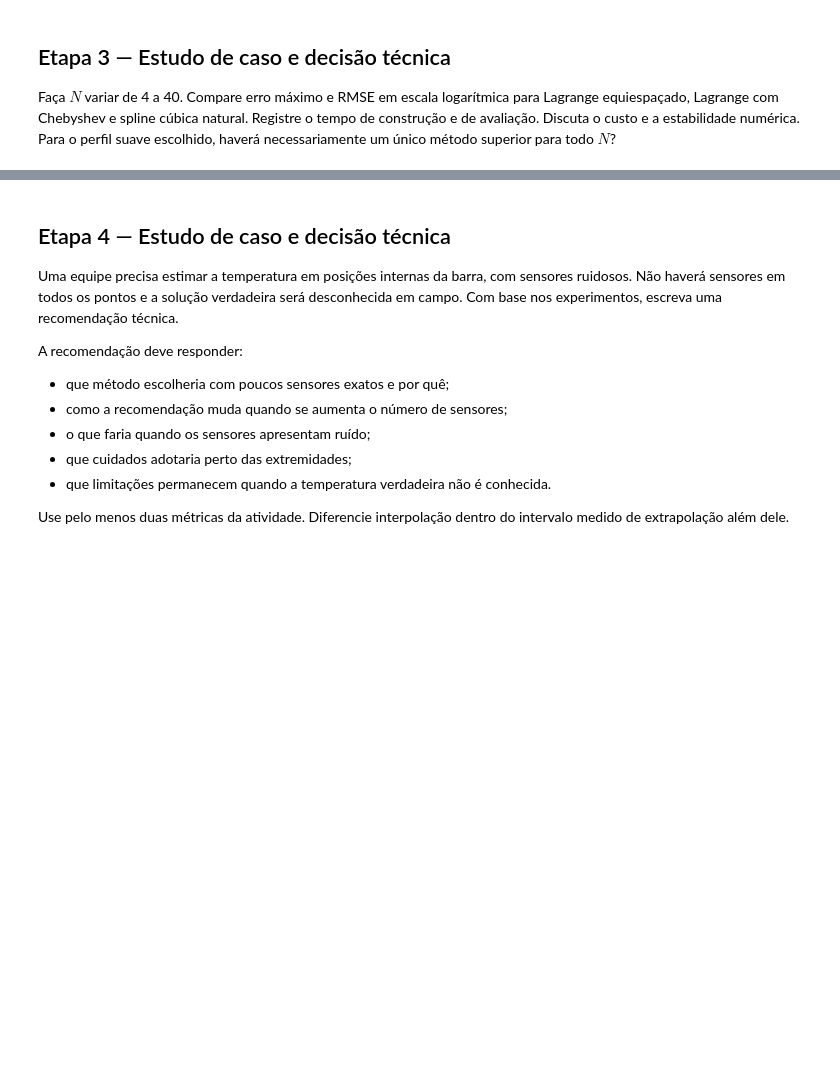
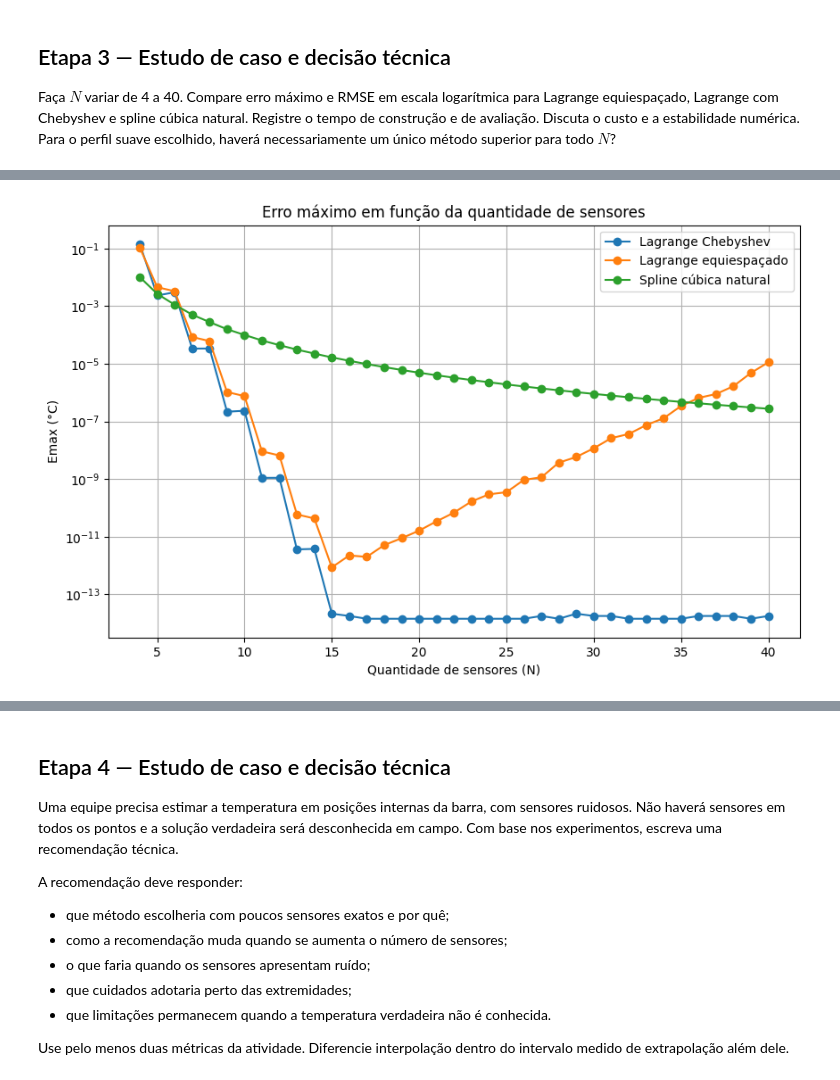
Before and after one commit to oguilherme-barreto/Calculo_Numerico, a Jupyter notebook: Tarefa_Interpolacao_Erros.ipynb, the cells around one changed output, grey strips where cells are left out. Cells and saved outputs as stored; diff of their text form; code cells hidden in the pictures; blank space fills up the shorter version.

```diff
--- a/Tarefa_Interpolacao_Erros.ipynb
+++ b/Tarefa_Interpolacao_Erros.ipynb
@@ -332,0 +532,19 @@ Faça $N$ variar de 4 a 40. Compare erro máximo e RMSE em escala logarítmica p
+# %%
+plt.figure(figsize=(10, 6))
+
+for nome, grupo in tabela_etapa3.groupby("Método"):
+    plt.semilogy(
+        grupo["N"],
+        grupo["Emax"],
+        marker="o",
+        label=nome
+    )
+
+plt.xlabel("Quantidade de sensores (N)")
+plt.ylabel("Emax (°C)")
+plt.title("Erro máximo em função da quantidade de sensores")
+plt.legend()
+plt.grid()
+plt.show()
+# %% [output]
+[figure, added]
```
Also changed, not shown: parts of 9 cells of this notebook.
